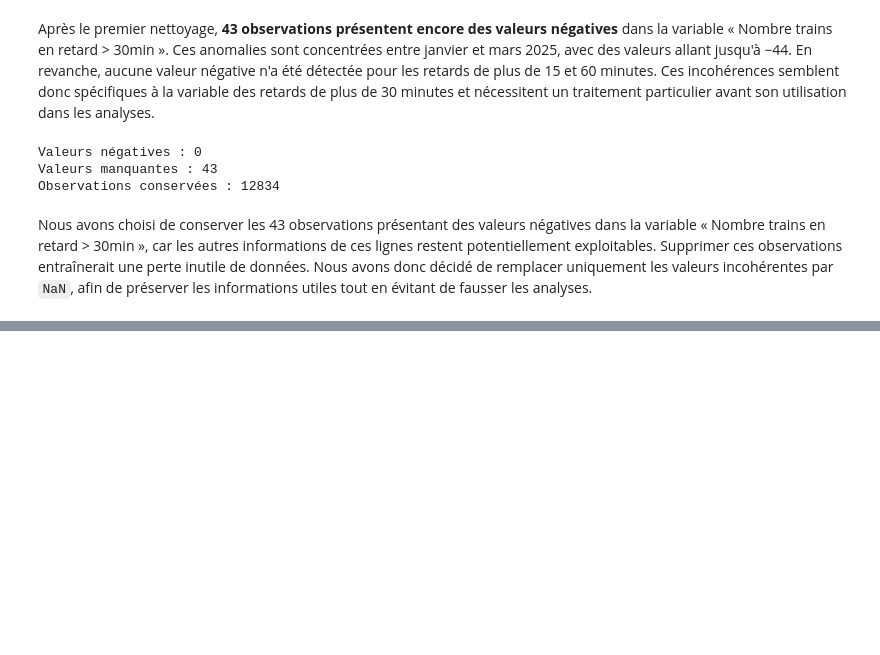
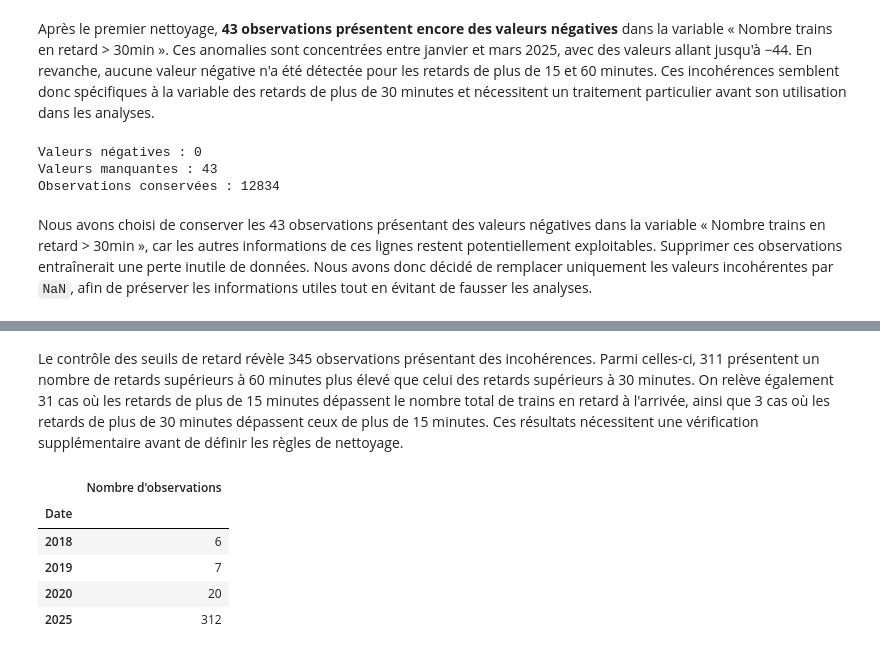
Before and after one commit to ghislainzeufack-prog/RailInsight-SNCF, a Jupyter notebook: notebooks/preprocessing_sncf.ipynb, the cells around one changed output, grey strips where cells are left out. Cells and saved outputs as stored; diff of their text form; code cells hidden in the pictures; blank space fills up the shorter version.

```diff
--- a/notebooks/preprocessing_sncf.ipynb
+++ b/notebooks/preprocessing_sncf.ipynb
@@ -159,0 +222,19 @@ Nous avons choisi de conserver les 43 observations présentant des valeurs néga
+# %% [markdown]
+Le contrôle des seuils de retard révèle 345 observations présentant des incohérences. Parmi celles-ci, 311 présentent un nombre de retards supérieurs à 60 minutes plus élevé que celui des retards supérieurs à 30 minutes. On relève également 31 cas où les retards de plus de 15 minutes dépassent le nombre total de trains en retard à l'arrivée, ainsi que 3 cas où les retards de plus de 30 minutes dépassent ceux de plus de 15 minutes. Ces résultats nécessitent une vérification supplémentaire avant de définir les règles de nettoyage.
+# %%
+# Répartition annuelle des incohérences entre les seuils de retard
+repartition = (
+    df_clean.loc[incoherences_seuils, "Date"]
+    .str[:4]
+    .value_counts()
+    .sort_index()
+)
+
+display(repartition.to_frame("Nombre d'observations"))
+# %% [output]
+|  | Nombre d'observations |
+| Date |  |
+| 2018 | 6 |
+| 2019 | 7 |
+| 2020 | 20 |
+| 2025 | 312 |
```
Also changed, not shown: parts of 17 cells of this notebook.
